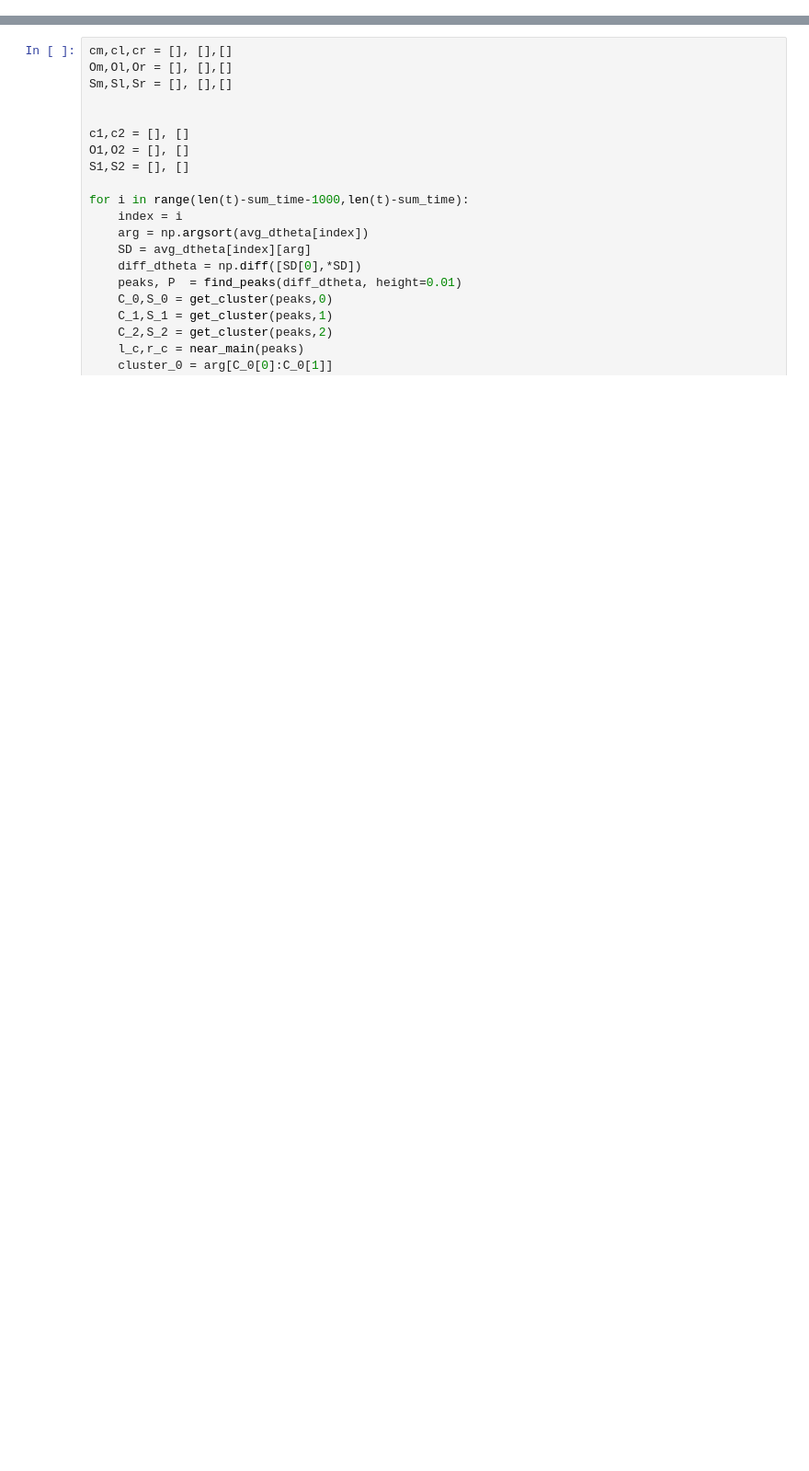
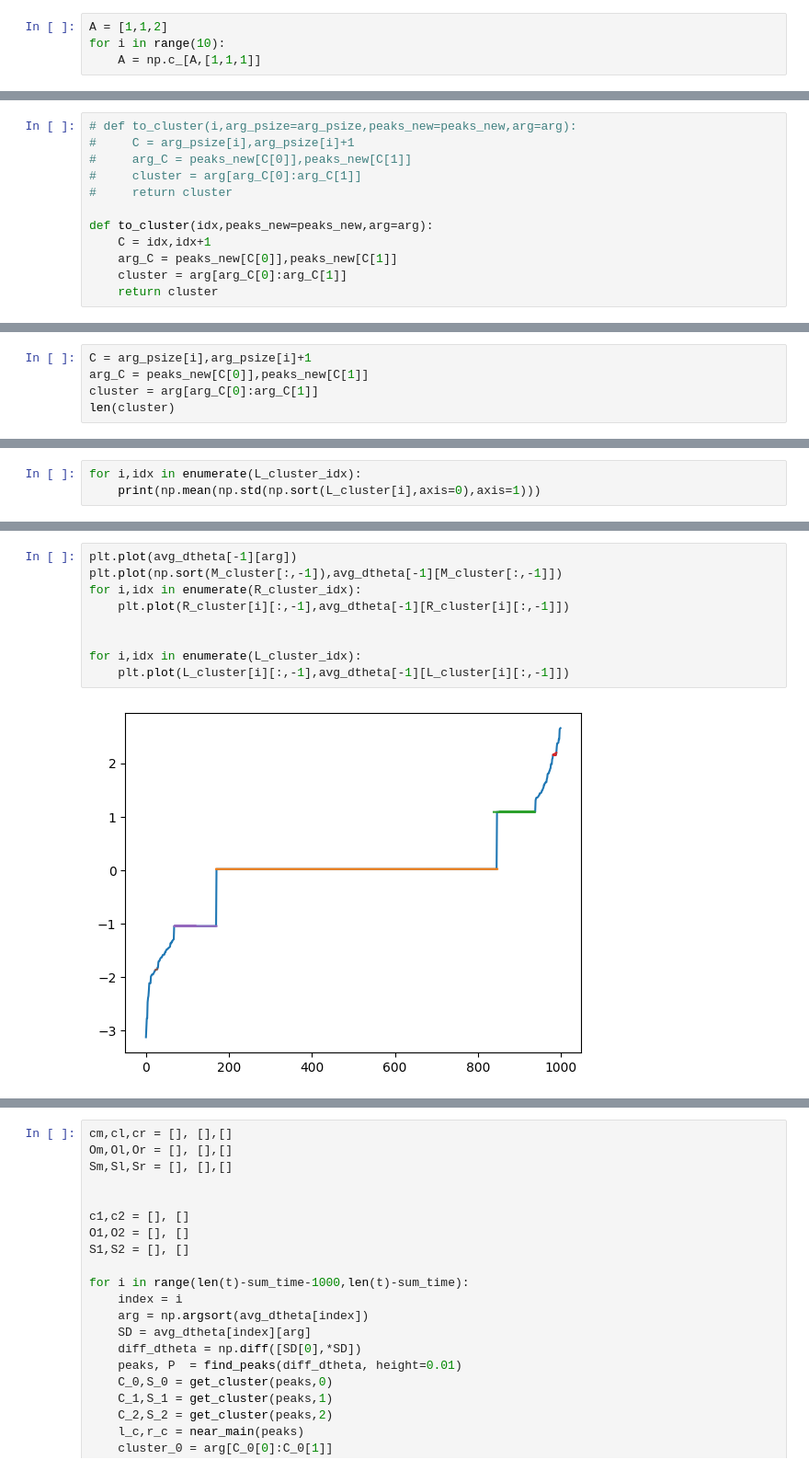
Before and after one commit to Gug-Young/Kuramoto-model, a Jupyter notebook: 23.06.07 Group check.ipynb, the cells around one changed output, grey strips where cells are left out. Shown at 92% size. Drawn from its saved outputs; the diff is of its cells as text; blank space fills up the shorter version.

```diff
--- a/23.06.07 Group check.ipynb
+++ b/23.06.07 Group check.ipynb
@@ -55,0 +155,4 @@ def near_main(peaks):
+# %%
+A = [1,1,2]
+for i in range(10):
+    A = np.c_[A,[1,1,1]]
@@ -55,0 +163,12 @@ def near_main(peaks):
+# %%
+# def to_cluster(i,arg_psize=arg_psize,peaks_new=peaks_new,arg=arg):
+#     C = arg_psize[i],arg_psize[i]+1
+#     arg_C = peaks_new[C[0]],peaks_new[C[1]]
+#     cluster = arg[arg_C[0]:arg_C[1]]
+#     return cluster
+
+def to_cluster(idx,peaks_new=peaks_new,arg=arg):
+    C = idx,idx+1
+    arg_C = peaks_new[C[0]],peaks_new[C[1]]
+    cluster = arg[arg_C[0]:arg_C[1]]
+    return cluster
@@ -55,0 +186,5 @@ def near_main(peaks):
+# %%
+C = arg_psize[i],arg_psize[i]+1
+arg_C = peaks_new[C[0]],peaks_new[C[1]]
+cluster = arg[arg_C[0]:arg_C[1]]
+len(cluster)
@@ -55,0 +307,3 @@ def near_main(peaks):
+# %%
+for i,idx in enumerate(L_cluster_idx):
+    print(np.mean(np.std(np.sort(L_cluster[i],axis=0),axis=1)))
@@ -55,0 +343,11 @@ def near_main(peaks):
+# %%
+plt.plot(avg_dtheta[-1][arg])
+plt.plot(np.sort(M_cluster[:,-1]),avg_dtheta[-1][M_cluster[:,-1]])
+for i,idx in enumerate(R_cluster_idx):
+    plt.plot(R_cluster[i][:,-1],avg_dtheta[-1][R_cluster[i][:,-1]])
+
+
+for i,idx in enumerate(L_cluster_idx):
+    plt.plot(L_cluster[i][:,-1],avg_dtheta[-1][L_cluster[i][:,-1]])
+# %% [output]
+[figure, added]
```
Also changed, not shown: parts of 62 cells of this notebook.
